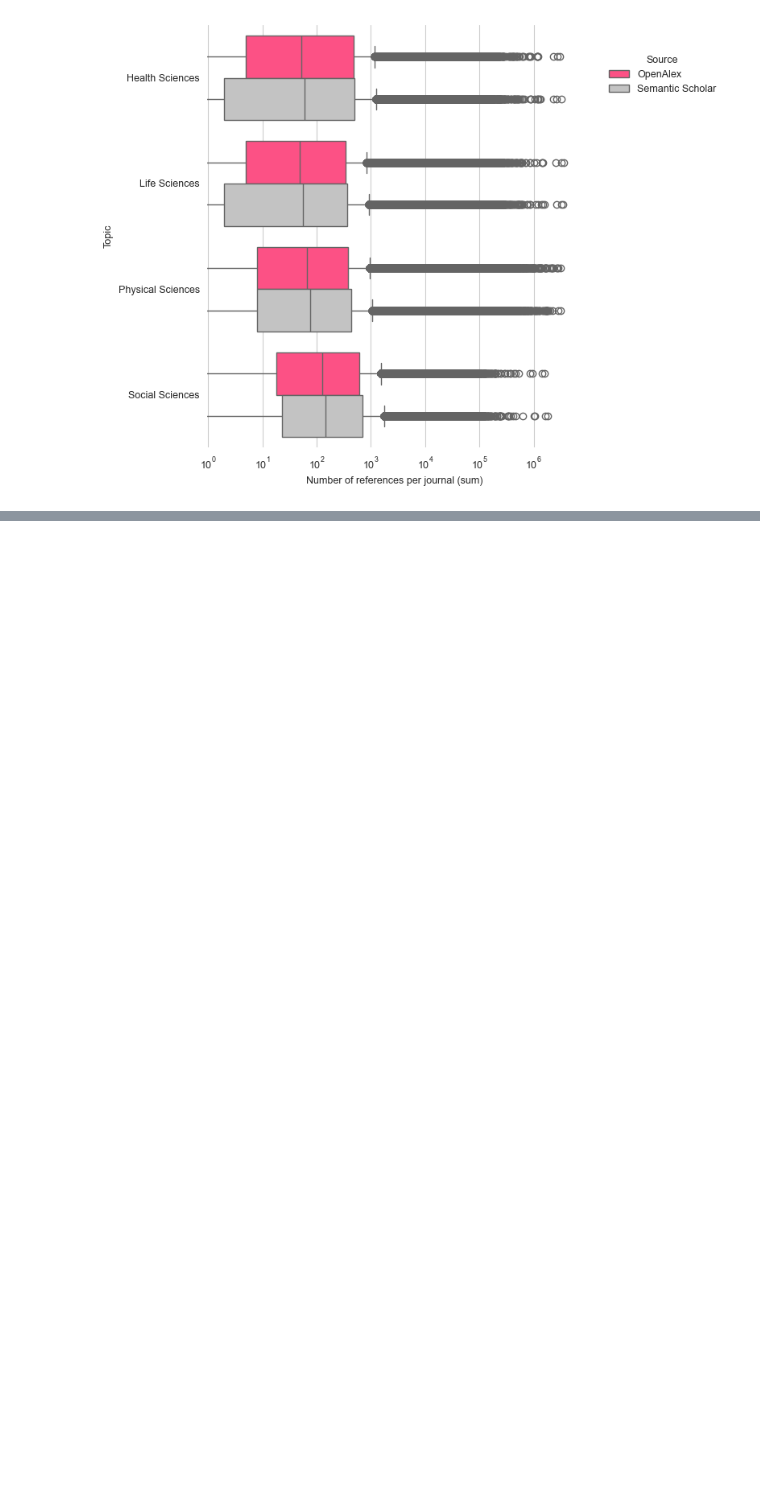
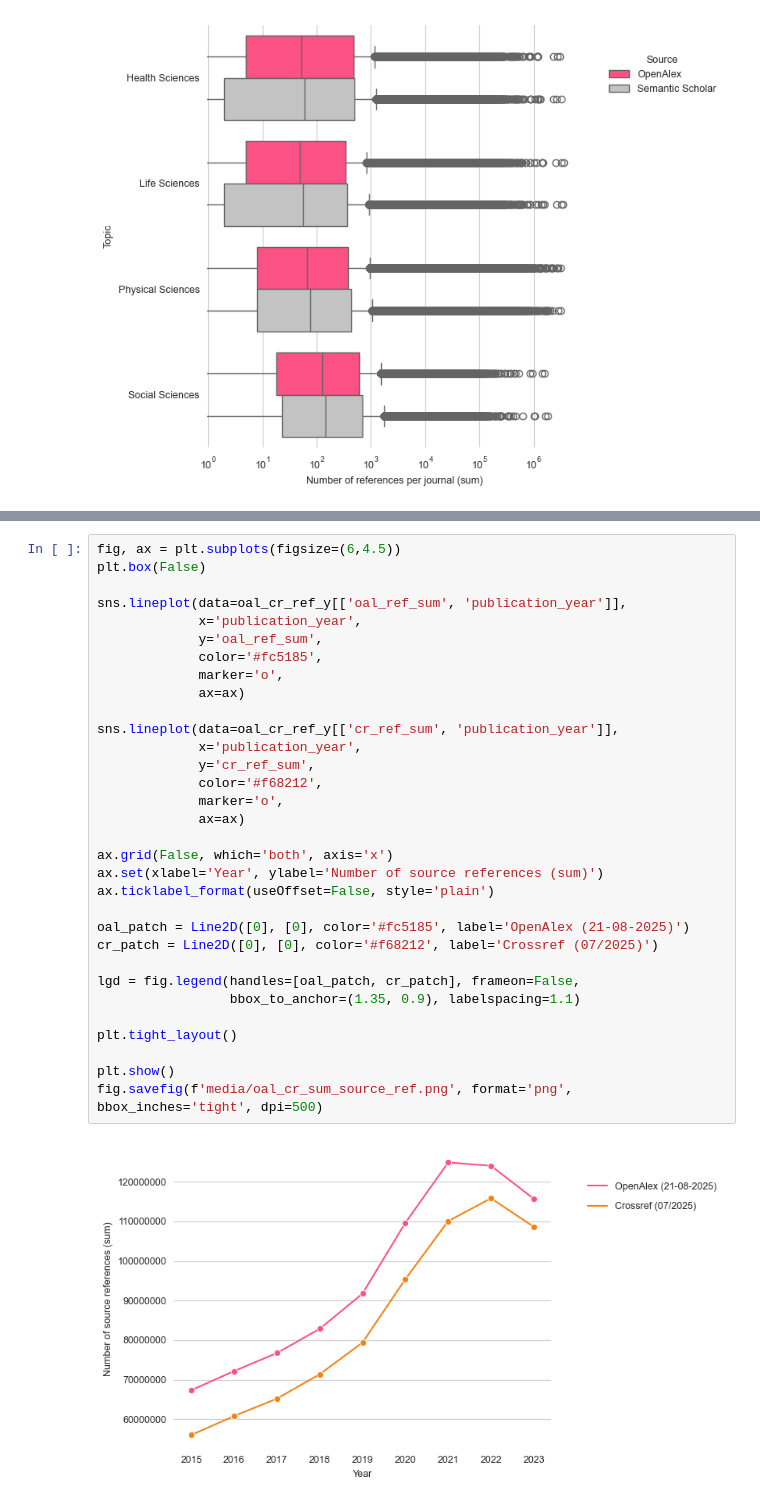
Before and after one commit to naustica/oal_s2_ref, a Jupyter notebook: Codebook.ipynb, the cells around one changed output, grey strips where cells are left out. Saved outputs shown, nothing was run; the diff lists cells and outputs as text; blank space fills up the shorter version.

Commit message:
add oal cr source ref comparison

```diff
--- a/Codebook.ipynb
+++ b/Codebook.ipynb
@@ -676,0 +706,34 @@ fig.savefig('media/s2_oal_sum_references_boxplot.png', format='png', bbox_inches
+# %%
+fig, ax = plt.subplots(figsize=(6,4.5))
+plt.box(False)
+
+sns.lineplot(data=oal_cr_ref_y[['oal_ref_sum', 'publication_year']],
+             x='publication_year',
+             y='oal_ref_sum',
+             color='#fc5185',
+             marker='o',
+             ax=ax)
+
+sns.lineplot(data=oal_cr_ref_y[['cr_ref_sum', 'publication_year']],
+             x='publication_year',
+             y='cr_ref_sum',
+             color='#f68212',
+             marker='o',
+             ax=ax)
+
+ax.grid(False, which='both', axis='x')
+ax.set(xlabel='Year', ylabel='Number of source references (sum)')
+ax.ticklabel_format(useOffset=False, style='plain')
+
+oal_patch = Line2D([0], [0], color='#fc5185', label='OpenAlex (21-08-2025)')
+cr_patch = Line2D([0], [0], color='#f68212', label='Crossref (07/2025)')
+
+lgd = fig.legend(handles=[oal_patch, cr_patch], frameon=False,
+                 bbox_to_anchor=(1.35, 0.9), labelspacing=1.1)
+
+plt.tight_layout()
+
+plt.show()
+fig.savefig(f'media/oal_cr_sum_source_ref.png', format='png', bbox_inches='tight', dpi=500)
+# %% [output]
+[figure, added]
```
Also changed, not shown: parts of 6 cells of this notebook, 2 other files.
